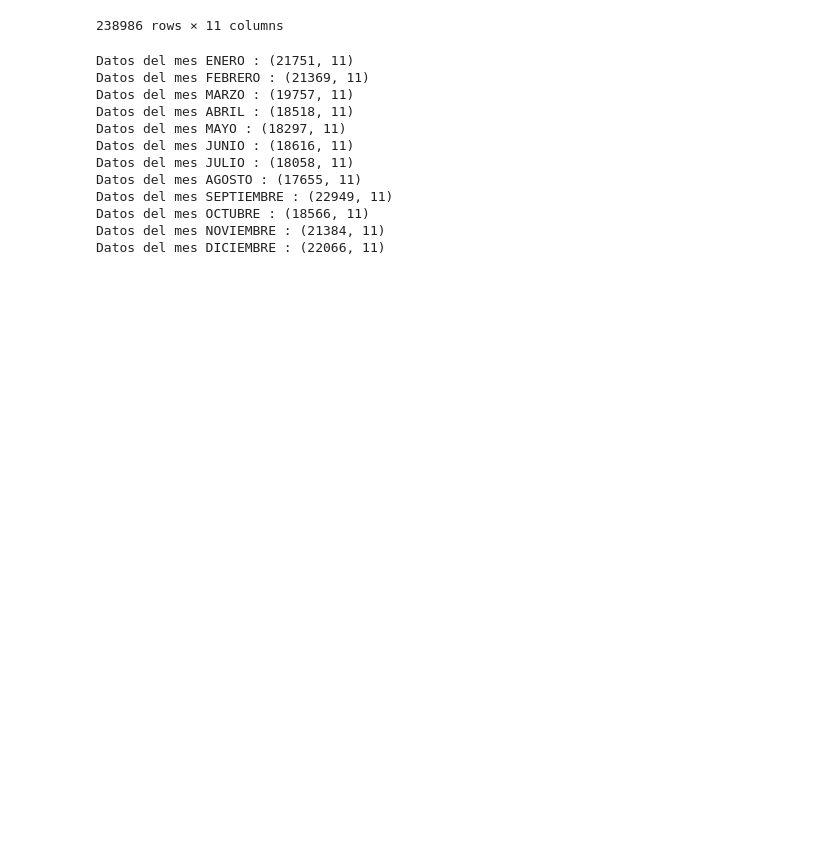
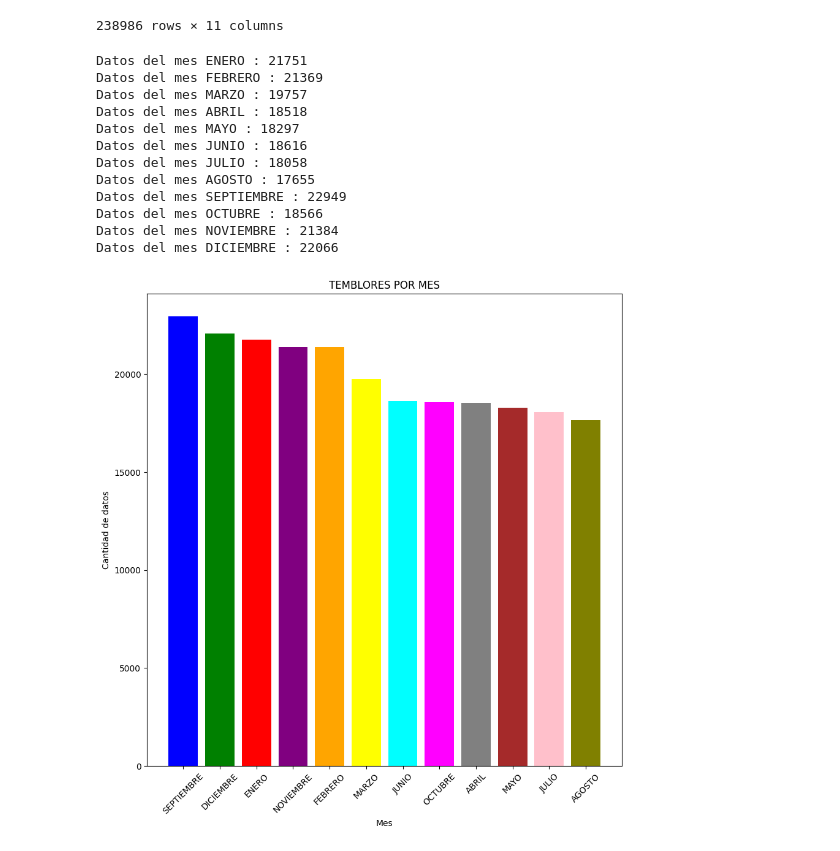
Before and after one commit to MonicaGonzalez30/CienciaDatosLasChicasSuperpoderosas, a Jupyter notebook: Proyectos/Unidad3/Temblores/Temblores.ipynb, the cells around one changed output. Cells and saved outputs as stored; diff of their text form; code cells hidden in the pictures; blank space fills up the shorter version.

```diff
--- a/Proyectos/Unidad3/Temblores/Temblores.ipynb
+++ b/Proyectos/Unidad3/Temblores/Temblores.ipynb
@@ -241,28 +258,45 @@ datos_completos
 | 281474 | 2023-06-05 | 04:42:35 | 4.0 | 18.15 | -94.61 | 28 | 15 km al NORTE de OTEAPAN, VER | 2023-06-05 | 10:42:35 | ... |
 238986 rows × 11 columns
 # %%
-print(f'Datos del mes ENERO : {datos_completos.loc[(datos_completos["Fecha"].dt.month==1)].shape}')
-print(f'Datos del mes FEBRERO : {datos_completos.loc[(datos_completos["Fecha"].dt.month==2)].shape}')
-print(f'Datos del mes MARZO : {datos_completos.loc[(datos_completos["Fecha"].dt.month==3)].shape}')
-print(f'Datos del mes ABRIL : {datos_completos.loc[(datos_completos["Fecha"].dt.month==4)].shape}')
-print(f'Datos del mes MAYO : {datos_completos.loc[(datos_completos["Fecha"].dt.month==5)].shape}')
-print(f'Datos del mes JUNIO : {datos_completos.loc[(datos_completos["Fecha"].dt.month==6)].shape}')
-print(f'Datos del mes JULIO : {datos_completos.loc[(datos_completos["Fecha"].dt.month==7)].shape}')
-print(f'Datos del mes AGOSTO : {datos_completos.loc[(datos_completos["Fecha"].dt.month==8)].shape}')
-print(f'Datos del mes SEPTIEMBRE : {datos_completos.loc[(datos_completos["Fecha"].dt.month==9)].shape}')
-print(f'Datos del mes OCTUBRE : {datos_completos.loc[(datos_completos["Fecha"].dt.month==10)].shape}')
-print(f'Datos del mes NOVIEMBRE : {datos_completos.loc[(datos_completos["Fecha"].dt.month==11)].shape}')
-print(f'Datos del mes DICIEMBRE : {datos_completos.loc[(datos_completos["Fecha"].dt.month==12)].shape}')
+print(f'Datos del mes ENERO : {datos_completos.loc[(datos_completos["Fecha"].dt.month==1)].shape[0]}')
+print(f'Datos del mes FEBRERO : {datos_completos.loc[(datos_completos["Fecha"].dt.month==2)].shape[0]}')
+print(f'Datos del mes MARZO : {datos_completos.loc[(datos_completos["Fecha"].dt.month==3)].shape[0]}')
+print(f'Datos del mes ABRIL : {datos_completos.loc[(datos_completos["Fecha"].dt.month==4)].shape[0]}')
+print(f'Datos del mes MAYO : {datos_completos.loc[(datos_completos["Fecha"].dt.month==5)].shape[0]}')
+print(f'Datos del mes JUNIO : {datos_completos.loc[(datos_completos["Fecha"].dt.month==6)].shape[0]}')
+print(f'Datos del mes JULIO : {datos_completos.loc[(datos_completos["Fecha"].dt.month==7)].shape[0]}')
+print(f'Datos del mes AGOSTO : {datos_completos.loc[(datos_completos["Fecha"].dt.month==8)].shape[0]}')
+print(f'Datos del mes SEPTIEMBRE : {datos_completos.loc[(datos_completos["Fecha"].dt.month==9)].shape[0]}')
+print(f'Datos del mes OCTUBRE : {datos_completos.loc[(datos_completos["Fecha"].dt.month==10)].shape[0]}')
+print(f'Datos del mes NOVIEMBRE : {datos_completos.loc[(datos_completos["Fecha"].dt.month==11)].shape[0]}')
+print(f'Datos del mes DICIEMBRE : {datos_completos.loc[(datos_completos["Fecha"].dt.month==12)].shape[0]}')
 # %% [output]
-Datos del mes ENERO : (21751, 11)
-Datos del mes FEBRERO : (21369, 11)
-Datos del mes MARZO : (19757, 11)
-Datos del mes ABRIL : (18518, 11)
-Datos del mes MAYO : (18297, 11)
-Datos del mes JUNIO : (18616, 11)
-Datos del mes JULIO : (18058, 11)
-Datos del mes AGOSTO : (17655, 11)
-Datos del mes SEPTIEMBRE : (22949, 11)
-Datos del mes OCTUBRE : (18566, 11)
-Datos del mes NOVIEMBRE : (21384, 11)
-Datos del mes DICIEMBRE : (22066, 11)
+Datos del mes ENERO : 21751
+Datos del mes FEBRERO : 21369
+Datos del mes MARZO : 19757
+Datos del mes ABRIL : 18518
+Datos del mes MAYO : 18297
+Datos del mes JUNIO : 18616
+Datos del mes JULIO : 18058
+Datos del mes AGOSTO : 17655
+Datos del mes SEPTIEMBRE : 22949
+Datos del mes OCTUBRE : 18566
+Datos del mes NOVIEMBRE : 21384
+Datos del mes DICIEMBRE : 22066
+# %%
+meses = ['ENERO', 'FEBRERO', 'MARZO', 'ABRIL', 'MAYO', 'JUNIO', 'JULIO', 'AGOSTO', 'SEPTIEMBRE', 'OCTUBRE', 'NOVIEMBRE', 'DICIEMBRE']
+datos = [21751, 21369, 19757, 18518, 18297, 18616, 18058, 17655, 22949, 18566, 21384, 22066]
+colores = ['blue', 'green', 'red', 'purple', 'orange', 'yellow', 'cyan', 'magenta', 'gray', 'brown', 'pink', 'olive']
+
+datos_ordenados = sorted(zip(datos, meses), reverse=True)
+datos_ordenados, meses_ordenados = zip(*datos_ordenados)
+
+plt.figure(figsize=(10,10))
+plt.bar(meses_ordenados, datos_ordenados, color=colores)
+plt.xlabel('Mes')
+plt.ylabel('Cantidad de datos')
+plt.title('TEMBLORES POR MES')
+plt.xticks(rotation=45)
+plt.show()
+# %% [output]
+[figure, added]
```
Also changed, not shown: parts of 29 cells of this notebook, 2 other files.
